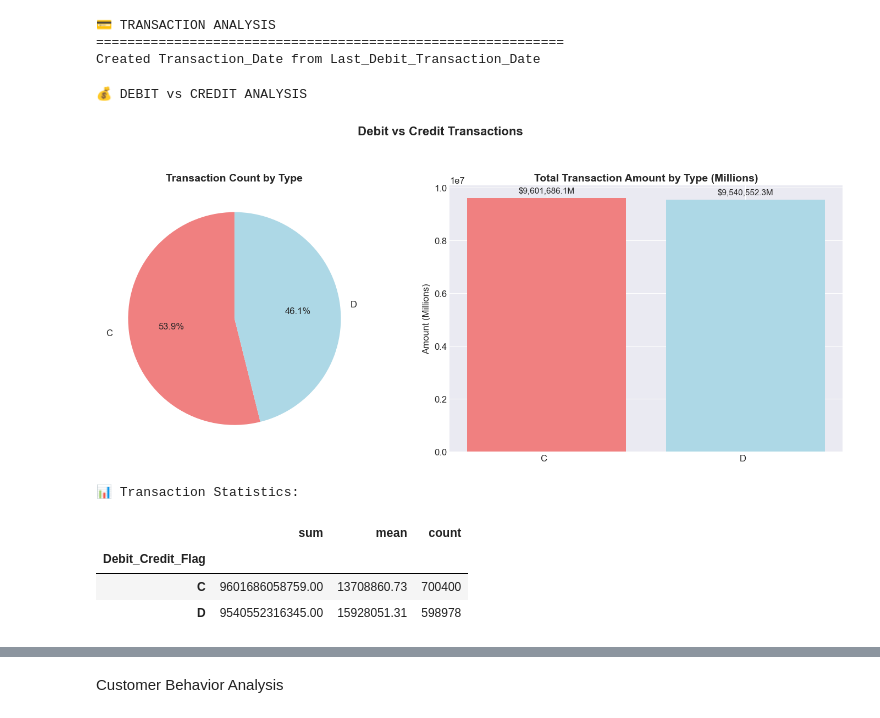
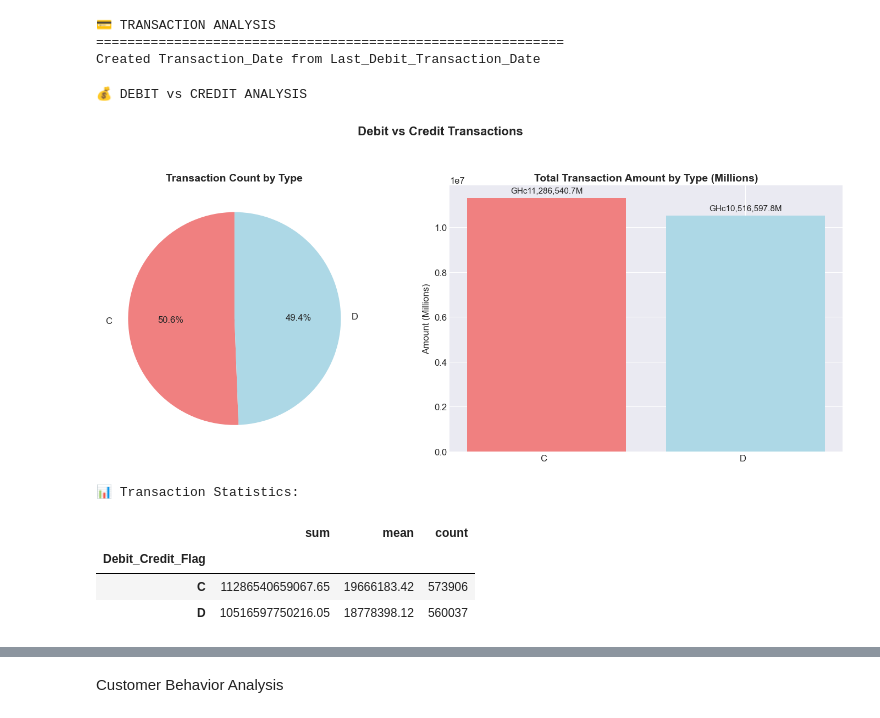
Before and after one commit to samhub25/transaction_analysis_project, a Jupyter notebook: notebooks/01_data_exploration.ipynb, the cells around one changed output, grey strips where cells are left out. Saved outputs shown, nothing was run; the diff lists cells and outputs as text; code cells hidden in the pictures.

```diff
--- a/notebooks/01_data_exploration.ipynb
+++ b/notebooks/01_data_exploration.ipynb
@@ -32,12 +32,12 @@ print("✅ Libraries imported successfully")
 # %%
 # Load the preprocessed data
 try:
-    df = pd.read_csv('../data/raw/mapped_query.csv')
+    df = pd.read_csv('../data/raw/customer_data_with_regions_filled.csv')
     print(f"✅ Data loaded successfully! Shape: {df.shape}")
 except FileNotFoundError:
     # If preprocessed file doesn't exist, use the raw data
     print("⚠️ Preprocessed file not found. Loading raw data...")
-    df = pd.read_csv('../data/raw/mapped_query.csv')
+    df = pd.read_csv('../data/raw/customer_data_with_regions_filled.csv')
     print(f"✅ Raw data loaded! Shape: {df.shape}")
 
 # Display first few rows
@@ -145,0 +482,32 @@ display(missing_data.style.background_gradient(subset=['Missing_Percentage'], cm
+# %%
+# Create mapping dictionary
+region_mapping = {
+    501: 'Volta Region',
+    409: 'Western Region',
+    6: 'Greater Accra Region',
+    83: 'Greater Accra Region',
+    84: 'Greater Accra Region',
+    85: 'Greater Accra Region',
+    609: 'Ashanti Region',
+    612: 'Ashanti Region',
+    608: 'Ashanti Region',
+    601: 'Ashanti Region',
+    603: 'Ashanti Region',
+    616: 'Ashanti Region'
+}
+
+# Fill missing regions using the mapping
+print(f"Missing regions before: {df['Region'].isnull().sum()}")
+
+# Method 1a: Using map()
+df['Region'] = df.apply(
+    lambda row: region_mapping.get(row['Customer_Branch_Code'])
+    if pd.isnull(row['Region'])
+    else row['Region'],
+    axis=1
+)
+
+# Method 1b: Alternative using fillna with map
+# df['Region'] = df['Region'].fillna(df['Customer_Branch_Code'].map(region_mapping))
+
+print(f"Missing regions after: {df['Region'].isnull().sum()}")
@@ -443,40 +843,40 @@ print("\n💰 DEBIT vs CREDIT ANALYSIS")
 if 'Debit_Credit_Flag' in df.columns:
     debit_credit_counts = df['Debit_Credit_Flag'].value_counts()
     debit_credit_amounts = df.groupby('Debit_Credit_Flag')['Transaction_Amount'].agg(['sum', 'mean', 'count'])
 
     fig, axes = plt.subplots(1, 2, figsize=(15, 6))
 
     # Count plot
     axes[0].pie(debit_credit_counts.values, labels=debit_credit_counts.index,
                 autopct='%1.1f%%', startangle=90, colors=['lightcoral', 'lightblue'])
     axes[0].set_title('Transaction Count by Type', fontsize=14, fontweight='bold')
 
     # Amount plot
     axes[1].bar(debit_credit_amounts.index, debit_credit_amounts['sum'] / 1e6,
                 color=['lightcoral', 'lightblue'])
     axes[1].set_title('Total Transaction Amount by Type (Millions)', fontsize=14, fontweight='bold')
     axes[1].set_ylabel('Amount (Millions)')
 
     # Add value labels
     for i, value in enumerate(debit_credit_amounts['sum'] / 1e6):
         axes[1].text(i, value + max(debit_credit_amounts['sum'] / 1e6) * 0.02,
-                    f'${value:,.1f}M', ha='center', fontsize=11)
+                    f'GHc{value:,.1f}M', ha='center', fontsize=11)
 
     plt.suptitle('Debit vs Credit Transactions', fontsize=16, fontweight='bold', y=1.05)
     plt.tight_layout()
     plt.show()
 
     # Display statistics
     print("\n📊 Transaction Statistics:")
     display(debit_credit_amounts)
 # %% [output]
 💰 DEBIT vs CREDIT ANALYSIS
-[figure, old version]
+[figure, new version]
 📊 Transaction Statistics:
 |  | sum | mean | count |
 | Debit_Credit_Flag |  |  |  |
-| C | 9601686058759.00 | 13708860.73 | 700400 |
-| D | 9540552316345.00 | 15928051.31 | 598978 |
+| C | 11286540659067.65 | 19666183.42 | 573906 |
+| D | 10516597750216.05 | 18778398.12 | 560037 |
 # %%
 # Channel Analysis
 print("\n🏦 TRANSACTION CHANNEL ANALYSIS")
```
Also changed, not shown: parts of 33 cells of this notebook, 8 other files.
